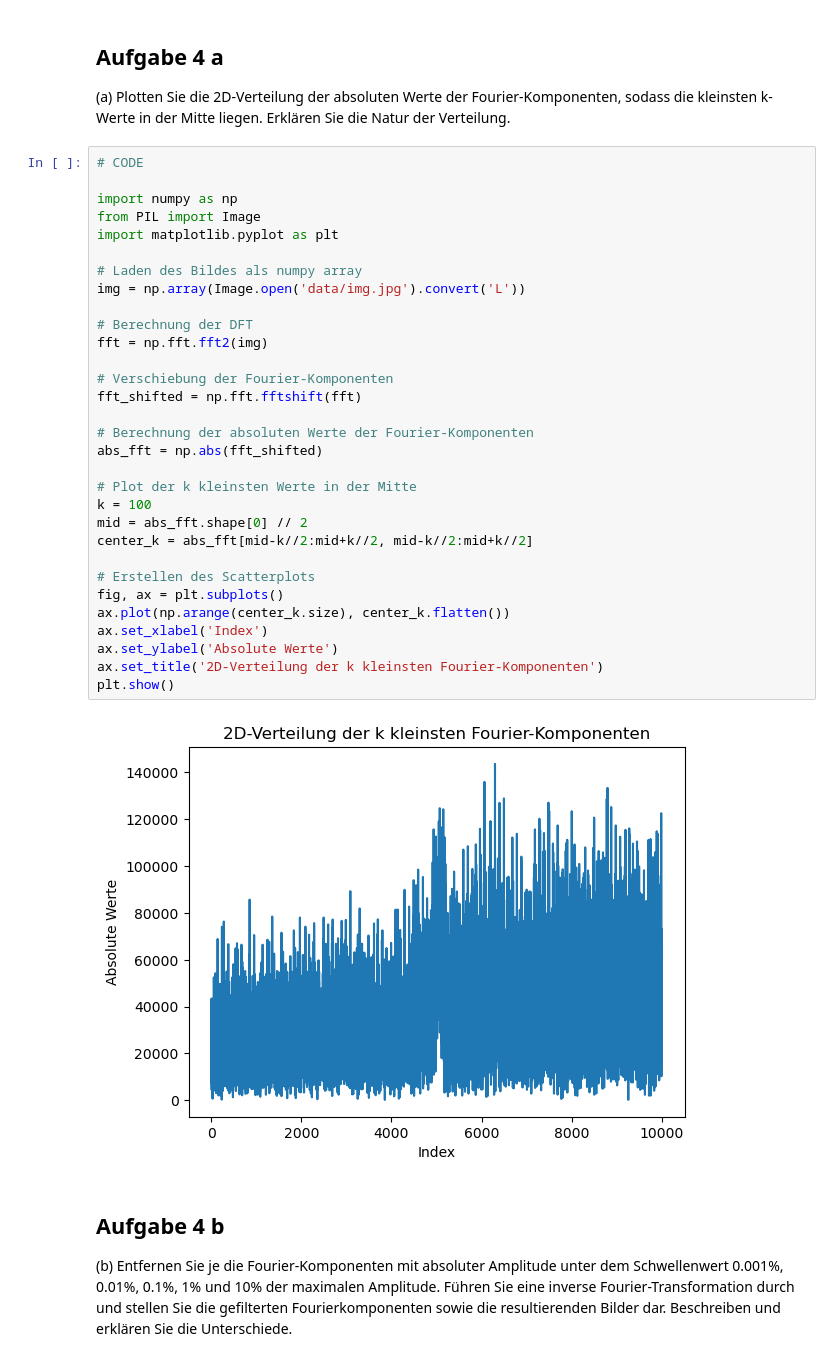
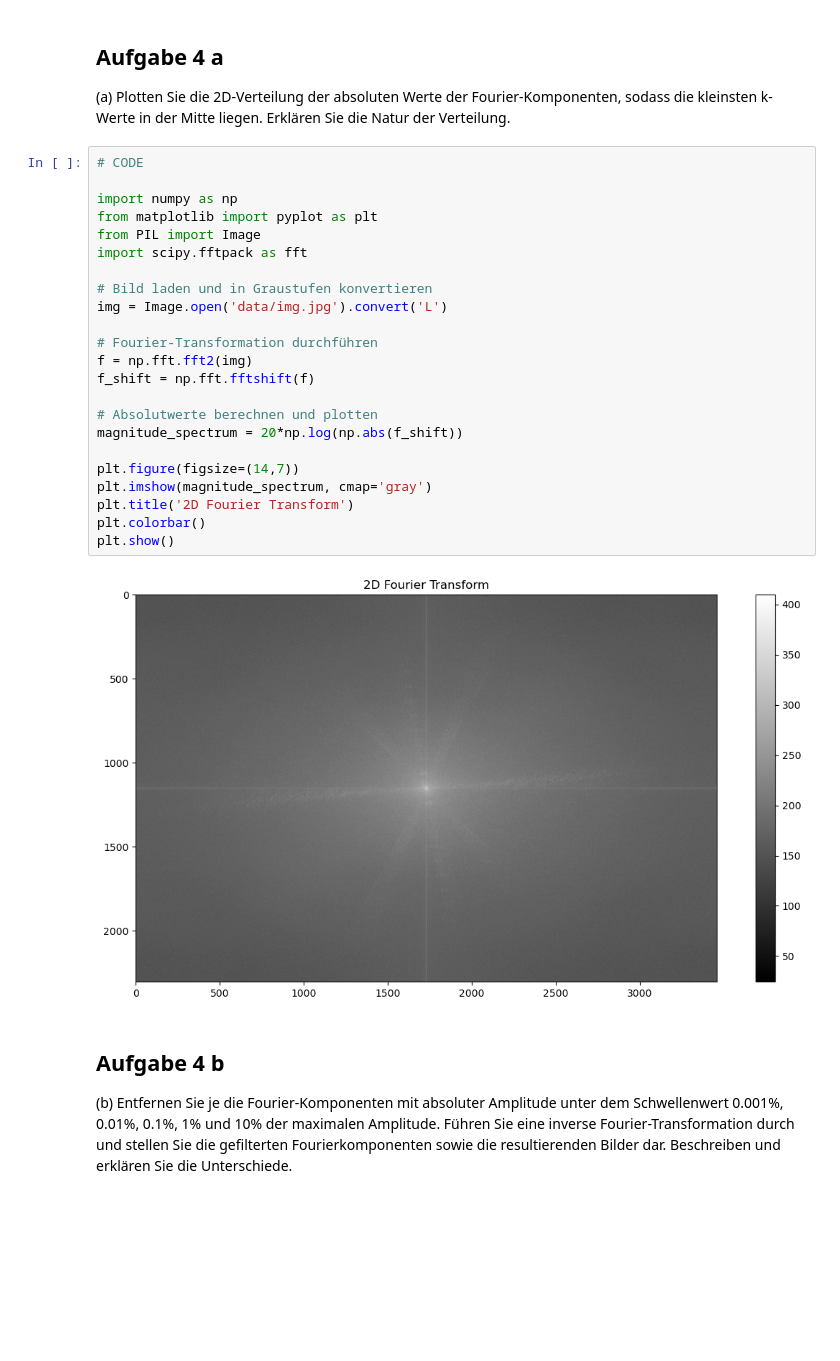
Before and after one commit to 7ben18/fhnw-vta-Vertiefende-Themen-der-Analysis, a Jupyter notebook: minichallenge2/vta-mc2.ipynb, the cells around one changed output. Cells and saved outputs as stored; diff of their text form; blank space fills up the shorter version.

```diff
--- a/minichallenge2/vta-mc2.ipynb
+++ b/minichallenge2/vta-mc2.ipynb
@@ -680,39 +680,31 @@ routine von numpy oder scipy verwenden.
 ## Aufgabe 4 a
 (a) Plotten Sie die 2D-Verteilung der absoluten Werte der Fourier-Komponenten, sodass die
 kleinsten k-Werte in der Mitte liegen. Erklären Sie die Natur der Verteilung.
-# %%
-# CODE
-
-import numpy as np
-from PIL import Image
-import matplotlib.pyplot as plt
-
-# Laden des Bildes als numpy array
-img = np.array(Image.open('data/img.jpg').convert('L'))
-
-# Berechnung der DFT
-fft = np.fft.fft2(img)
-
-# Verschiebung der Fourier-Komponenten
-fft_shifted = np.fft.fftshift(fft)
-
-# Berechnung der absoluten Werte der Fourier-Komponenten
-abs_fft = np.abs(fft_shifted)
-
-# Plot der k kleinsten Werte in der Mitte
-k = 100
-mid = abs_fft.shape[0] // 2
-center_k = abs_fft[mid-k//2:mid+k//2, mid-k//2:mid+k//2]
-
-# Erstellen des Scatterplots
-fig, ax = plt.subplots()
-ax.plot(np.arange(center_k.size), center_k.flatten())
-ax.set_xlabel('Index')
-ax.set_ylabel('Absolute Werte')
-ax.set_title('2D-Verteilung der k kleinsten Fourier-Komponenten')
-plt.show()
-# %% [output]
-[figure, removed]
+# %%
+# CODE
+
+import numpy as np
+from matplotlib import pyplot as plt
+from PIL import Image
+import scipy.fftpack as fft
+
+# Bild laden und in Graustufen konvertieren
+img = Image.open('data/img.jpg').convert('L')
+
+# Fourier-Transformation durchführen
+f = np.fft.fft2(img)
+f_shift = np.fft.fftshift(f)
+
+# Absolutwerte berechnen und plotten
+magnitude_spectrum = 20*np.log(np.abs(f_shift))
+
+plt.figure(figsize=(14,7))
+plt.imshow(magnitude_spectrum, cmap='gray')
+plt.title('2D Fourier Transform')
+plt.colorbar()
+plt.show()
+# %% [output]
+[figure, added]
 # %% [markdown]
 ## Aufgabe 4 b
 (b) Entfernen Sie je die Fourier-Komponenten mit absoluter Amplitude unter dem Schwellenwert
```
